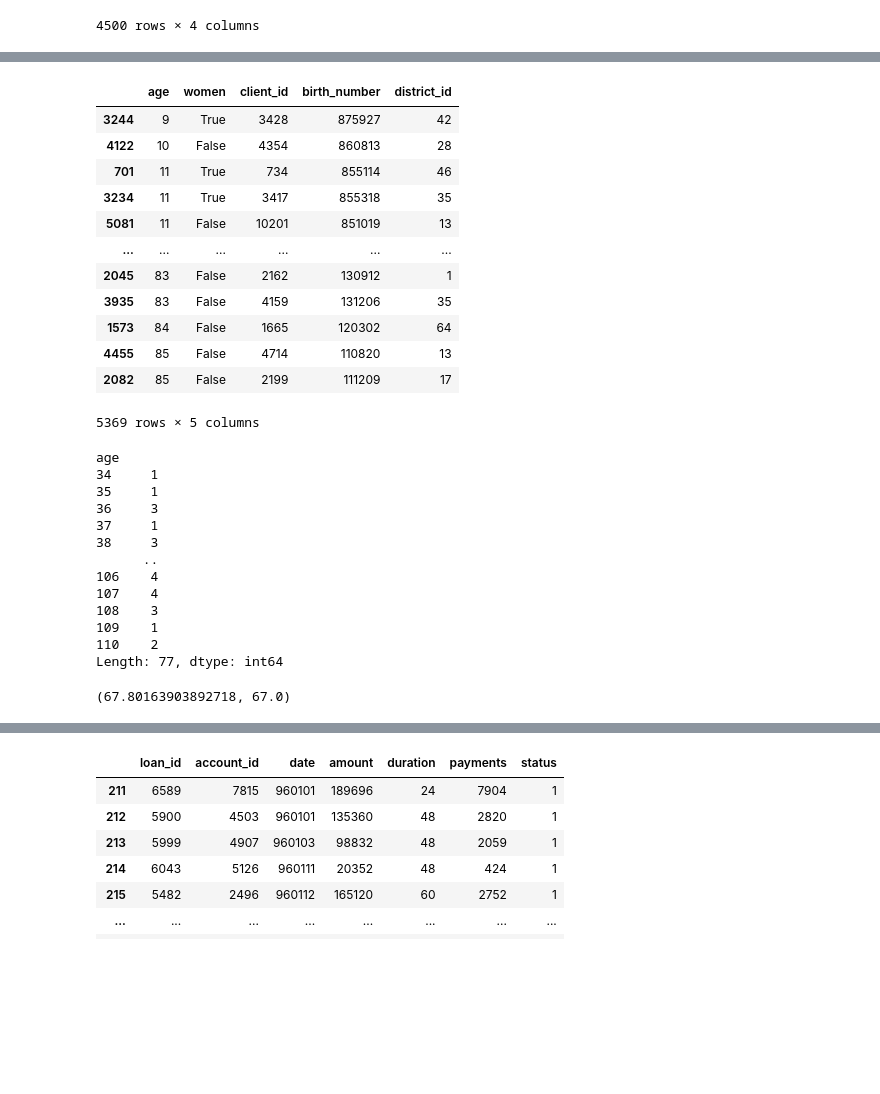
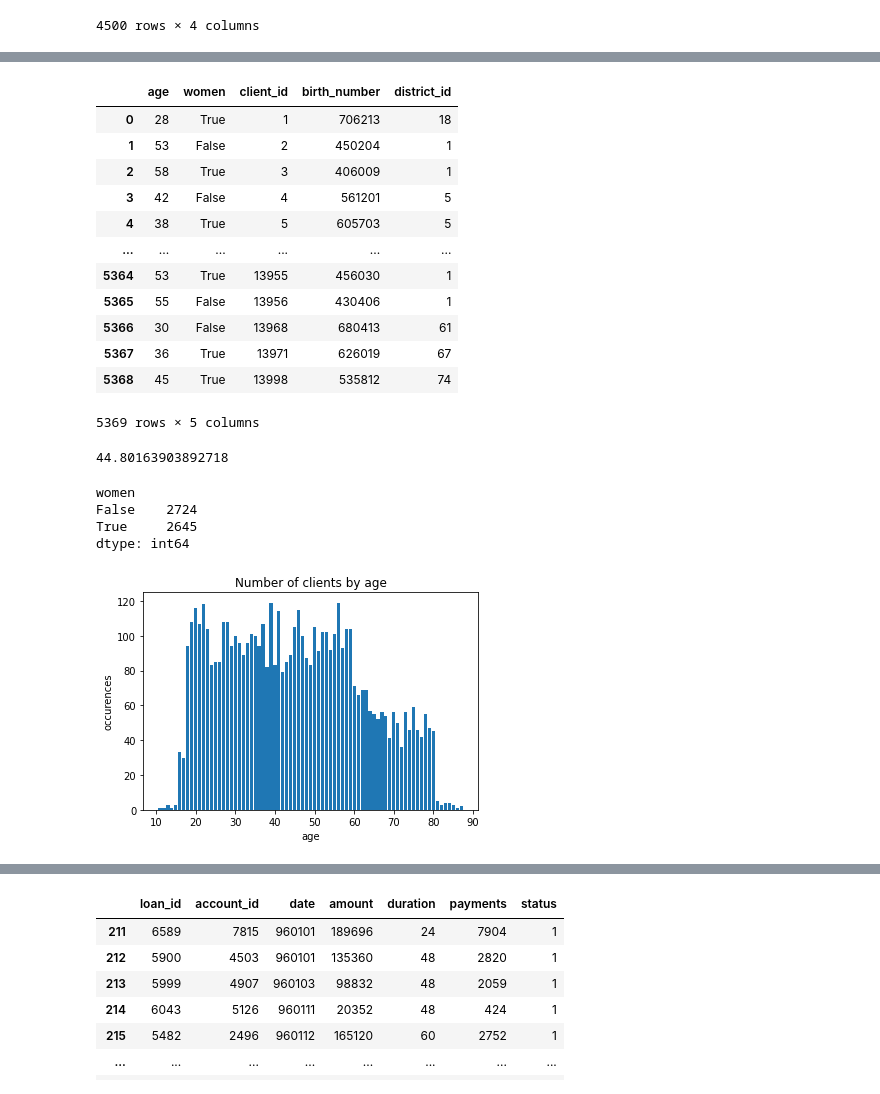
Before and after one commit to IohanSardinha/AC-G15, a Jupyter notebook: analisys.ipynb, the cells around one changed output, grey strips where cells are left out. Drawn from its saved outputs; the diff is of its cells as text; code cells hidden in the pictures; blank space fills up the shorter version.

```diff
--- a/analisys.ipynb
+++ b/analisys.ipynb
@@ -47,39 +273,39 @@ Length: 77, dtype: int64
 # %%
 clientDB = pd.read_csv('data/client.csv', sep=";")
 clientDB.insert(0, "women",(((clientDB['birth_number'] - ((clientDB['birth_number']//10000 * 10000) + (clientDB['birth_number'] - clientDB['birth_number']//100 * 100)))//100) > 50))
-clientDB.insert(0,"age", 1996 - (1900 + clientDB['birth_number']//10000))
-clientDB.sort_values(by=["age"])
+clientDB.insert(0,"age", 1998 - (1900 + clientDB['birth_number']//10000))
+clientDB
 # %% [output]
 |  | age | women | client_id | birth_number | district_id |
-| 3244 | 9 | True | 3428 | 875927 | 42 |
-| 4122 | 10 | False | 4354 | 860813 | 28 |
-| 701 | 11 | True | 734 | 855114 | 46 |
-| 3234 | 11 | True | 3417 | 855318 | 35 |
-| 5081 | 11 | False | 10201 | 851019 | 13 |
+| 0 | 28 | True | 1 | 706213 | 18 |
+| 1 | 53 | False | 2 | 450204 | 1 |
+| 2 | 58 | True | 3 | 406009 | 1 |
+| 3 | 42 | False | 4 | 561201 | 5 |
+| 4 | 38 | True | 5 | 605703 | 5 |
 | ... | ... | ... | ... | ... | ... |
-| 2045 | 83 | False | 2162 | 130912 | 1 |
-| 3935 | 83 | False | 4159 | 131206 | 35 |
-| 1573 | 84 | False | 1665 | 120302 | 64 |
-| 4455 | 85 | False | 4714 | 110820 | 13 |
-| 2082 | 85 | False | 2199 | 111209 | 17 |
+| 5364 | 53 | True | 13955 | 456030 | 1 |
+| 5365 | 55 | False | 13956 | 430406 | 1 |
+| 5366 | 30 | False | 13968 | 680413 | 61 |
+| 5367 | 36 | True | 13971 | 626019 | 67 |
+| 5368 | 45 | True | 13998 | 535812 | 74 |
 5369 rows × 5 columns
+# %%
+clientDB["age"].mean()
+# %% [output]
+44.80163903892718
 # %%
-clientDB.pivot_table(columns=["age"], aggfunc='size')
+clientDB.pivot_table(columns=["women"], aggfunc='size')
 # %% [output]
-age
-34     1
-35     1
-36     3
-37     1
-38     3
-      ..
-106    4
-107    4
-108    3
-109    1
-110    2
-Length: 77, dtype: int64
+women
+False    2724
+True     2645
+dtype: int64
 # %%
-clientDB['age'].mean(), clientDB["age"].median()
+age = list(clientDB.pivot_table(columns=["age"], aggfunc='size'))
+plt.xlabel("age")
+plt.ylabel("occurences")
+plt.title("Number of clients by age")
+plt.bar(range(11,88), age)
+plt.savefig("images/DU/client_age")
 # %% [output]
-(67.80163903892718, 67.0)
+[figure, added]
```
Also changed, not shown: parts of 18 cells of this notebook, 18 other files.
